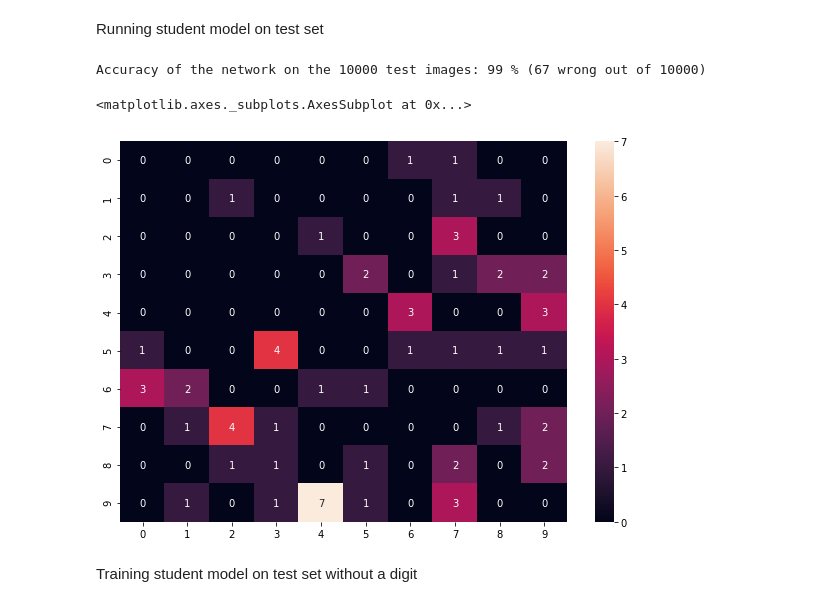
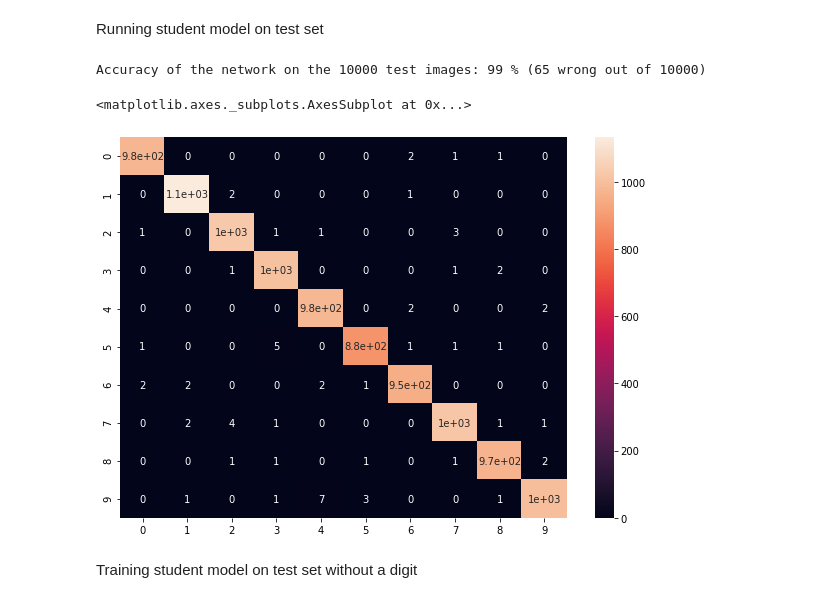
Before and after one commit to pradyot-09/DL-Reproducibility-Project, a Jupyter notebook: distillation.ipynb, the cells around one changed output. Saved outputs shown, nothing was run; the diff lists cells and outputs as text; code cells hidden in the pictures.

```diff
--- a/distillation.ipynb
+++ b/distillation.ipynb
@@ -208,8 +218,7 @@ with torch.no_grad():
         total += target.size(0)
         correct += (predicted == target).sum().item()
         for i, val in enumerate(predicted):
-          if val != target[i]:
-            wrong[target[i]][val] += 1
+          wrong[target[i]][val] += 1
 
 # Output model accuracy to user
 print('Accuracy of the network on the 10000 test images: %d %% (%d wrong out of %d)' % (
@@ -326,37 +335,36 @@ stud_net.load_state_dict(torch.load(STUD_PATH))
 
 # Run model on test set and determine accuracy
 correct = 0
 total = 0
 wrong = np.zeros((10,10))
 with torch.no_grad():
     for data in testloader:
         inputs, labels = data
         inputs = torch.flatten(inputs, start_dim=1).to(device)
         target = convert_labels(labels).to(device)
         outputs = stud_net(inputs)
         _, predicted = torch.max(outputs.data, 1)
         _, target = torch.max(target.data, 1)
         total += target.size(0)
         correct += (predicted == target).sum().item()
         for i, val in enumerate(predicted):
-          if val != target[i]:
-            wrong[target[i]][val] += 1
+          wrong[target[i]][val] += 1
 
 # Output model accuracy to user
 print('Accuracy of the network on the 10000 test images: %d %% (%d wrong out of %d)' % (
     100 * correct / total, total - correct, total))
 #print(" "+str([0,1,2,3,4,5,6,7,8,9]))
 #print(wrong)
 
 # Plot confusion matrix
 df_cm = pd.DataFrame(wrong, index = [i for i in "0123456789"],
                   columns = [i for i in "0123456789"])
 plt.figure(figsize = (10,7))
 sn.heatmap(df_cm, annot=True)
 # %% [output]
-Accuracy of the network on the 10000 test images: 99 % (67 wrong out of 10000)
+Accuracy of the network on the 10000 test images: 99 % (65 wrong out of 10000)
 <matplotlib.axes._subplots.AxesSubplot at 0x...>
-[figure, old version]
+[figure, new version]
 # %% [markdown]
 Training student model on test set without a digit
 # %%
```
Also changed, not shown: parts of 7 cells of this notebook.
